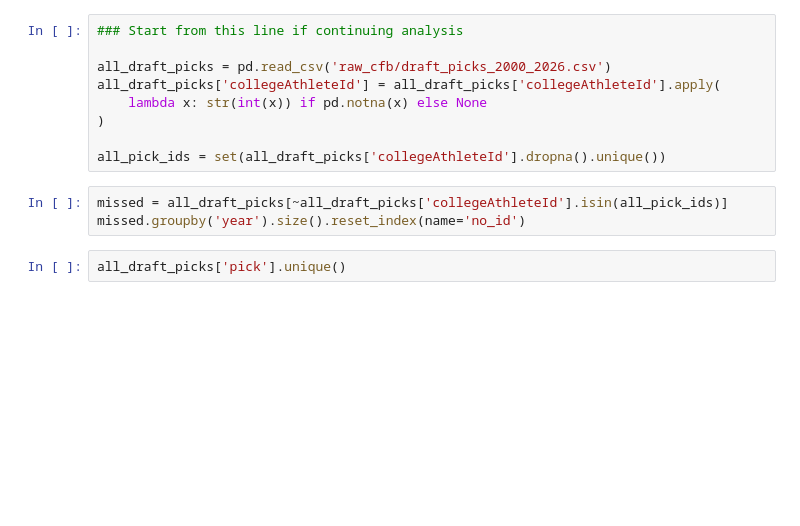
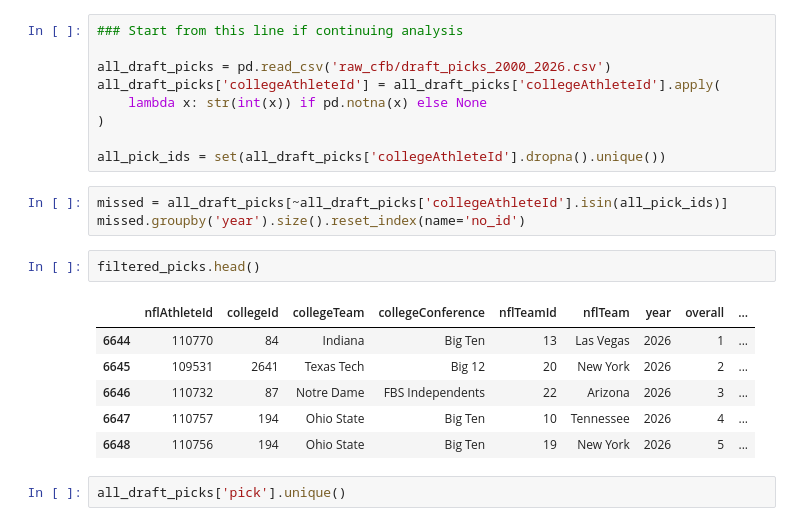
Before and after one commit to arnavk377/DraftSight, a Jupyter notebook: data/exploring_cfb.ipynb, the cells around one changed output. Saved outputs shown, nothing was run; the diff lists cells and outputs as text; blank space fills up the shorter version.

```diff
--- a/data/exploring_cfb.ipynb
+++ b/data/exploring_cfb.ipynb
@@ -555,6 +555,15 @@ all_pick_ids = set(all_draft_picks['collegeAthleteId'].dropna().unique())
 # %%
 missed = all_draft_picks[~all_draft_picks['collegeAthleteId'].isin(all_pick_ids)]
 missed.groupby('year').size().reset_index(name='no_id')
+# %%
+filtered_picks.head()
+# %% [output]
+|  | nflAthleteId | collegeId | collegeTeam | collegeConference | nflTeamId | nflTeam | year | overall | ... |
+| 6644 | 110770 | 84 | Indiana | Big Ten | 13 | Las Vegas | 2026 | 1 | ... |
+| 6645 | 109531 | 2641 | Texas Tech | Big 12 | 20 | New York | 2026 | 2 | ... |
+| 6646 | 110732 | 87 | Notre Dame | FBS Independents | 22 | Arizona | 2026 | 3 | ... |
+| 6647 | 110757 | 194 | Ohio State | Big Ten | 10 | Tennessee | 2026 | 4 | ... |
+| 6648 | 110756 | 194 | Ohio State | Big Ten | 19 | New York | 2026 | 5 | ... |
 # %%
 all_draft_picks['pick'].unique()
 # %% [output]
```
Also changed, not shown: parts of 7 cells of this notebook, 2 other files.
